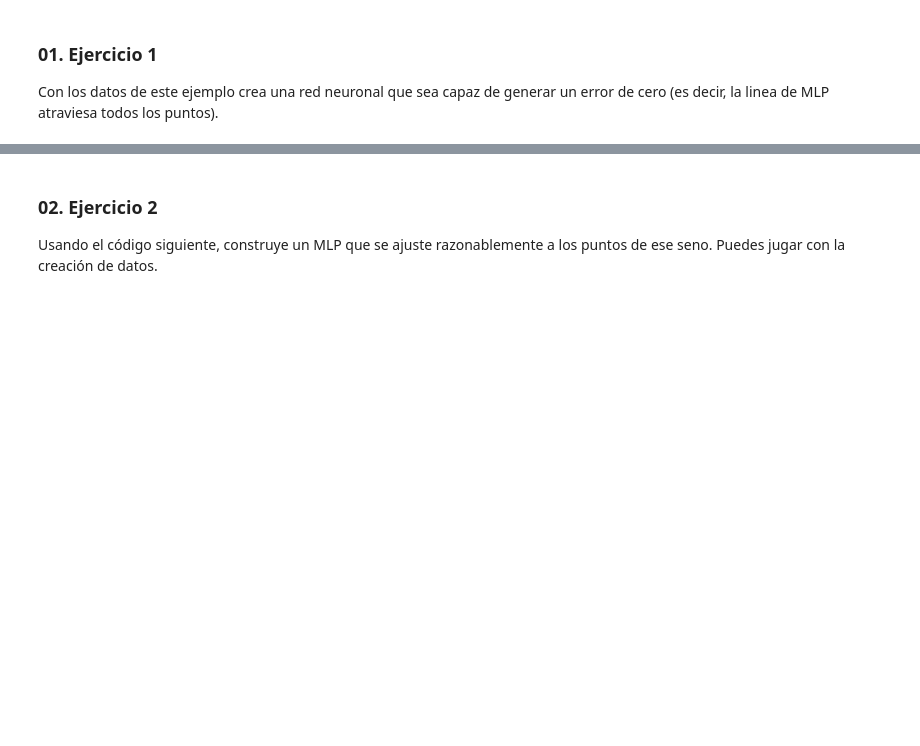
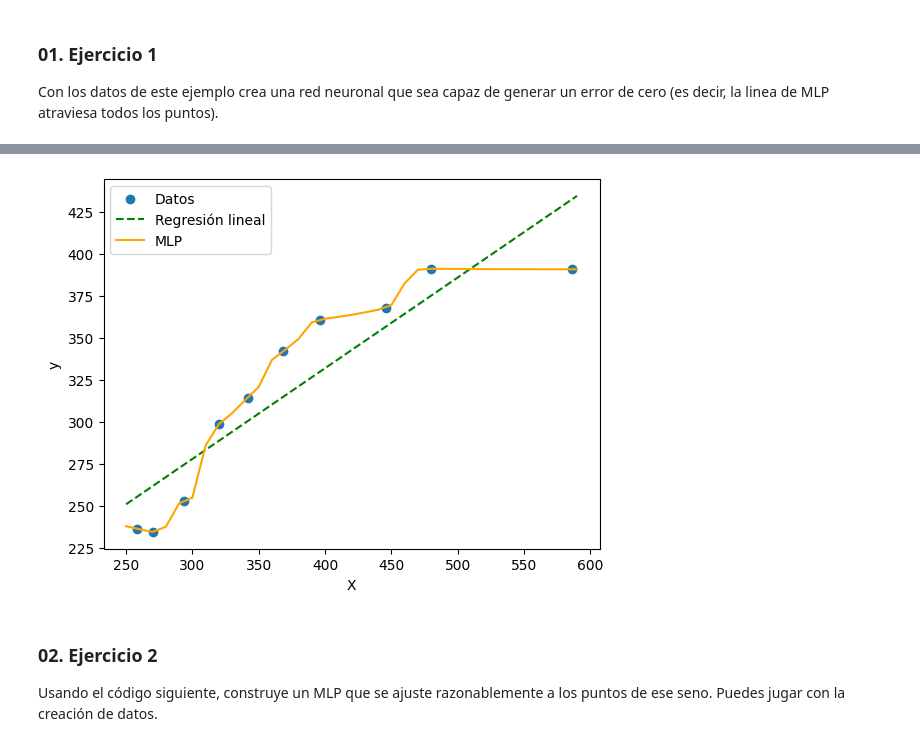
Before and after one commit to brianmsm/curso-redes-neuronales-ucm, a Jupyter notebook: PRACTICA_03_Regresion_con_MLP.ipynb, the cells around one changed output, grey strips where cells are left out. Drawn from its saved outputs; the diff is of its cells as text; code cells hidden in the pictures; blank space fills up the shorter version.

```diff
--- a/PRACTICA_03_Regresion_con_MLP.ipynb
+++ b/PRACTICA_03_Regresion_con_MLP.ipynb
@@ -297,3 +367,38 @@ class MLP(torch.nn.Module):
+# %%
+# Vamos a evaluar el funcionamiento del modelo
+
+model.eval() # se fijan parametros del modelo para evaluar
+
+# predecimos los valores del rango X_range segun el MLP
+
+# Se pasan a un tensor normalizado
+X_range_norm = (X_range - x_mean) / x_std
+X_range_norm = torch.tensor(X_range_norm, dtype=torch.float32)
+
+# Se meten en el modelo
+y_mlp_norm = model(X_range_norm)
+
+# Ahora se desnormalizan para que estén en la misma escala
+y_mlp_norm = y_mlp_norm.detach().numpy().astype(np.float64) # dejan de ser un tensor
+y_mlp = y_mlp_norm * y_std + y_mean # desnormalizan
+# %%
+# Vamos a hacer un plot con los resultados
+
+# Los datos originales
+plt.scatter(X, y, label="Datos")
+
+# Los datos predichos por la regresion lineal
+plt.plot(X_range, y_linear, label="Regresión lineal", linestyle="--", color='green')
+
+# Los datos predichos por el MLP
+plt.plot(X_range, y_mlp, label="MLP", color='orange')
+
+plt.xlabel("X")
+plt.ylabel("y")
+plt.legend()
+plt.show()
+# %% [output]
+[figure, added]
 # %% [markdown]
 ### 02. Ejercicio 2
 
```
Also changed, not shown: parts of 9 cells of this notebook.
